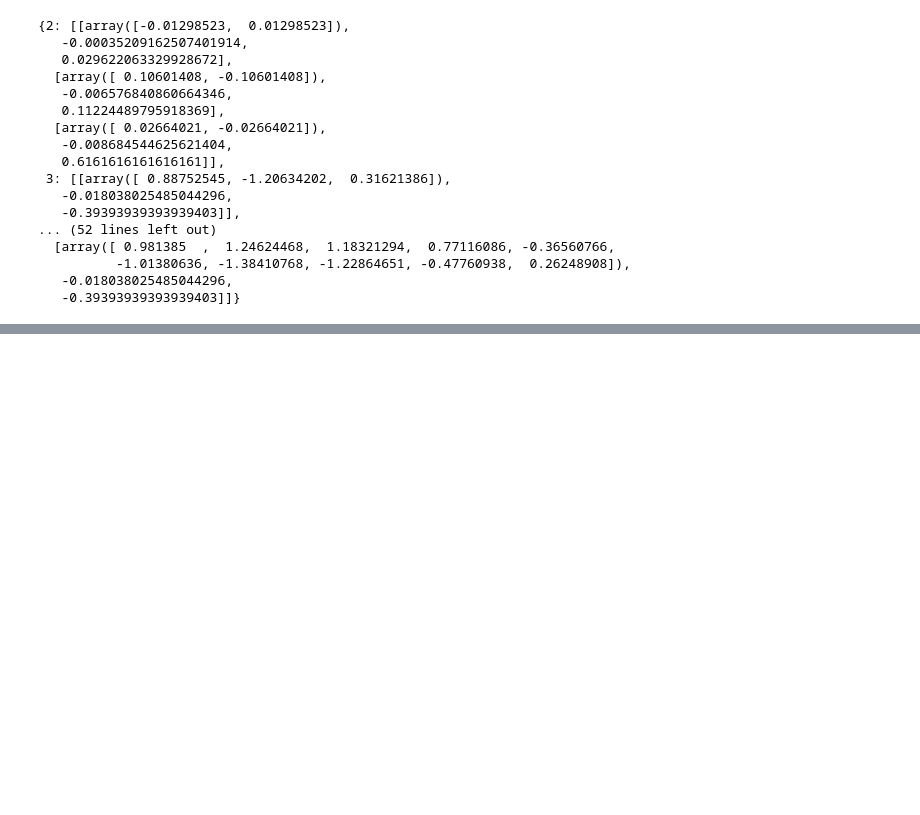
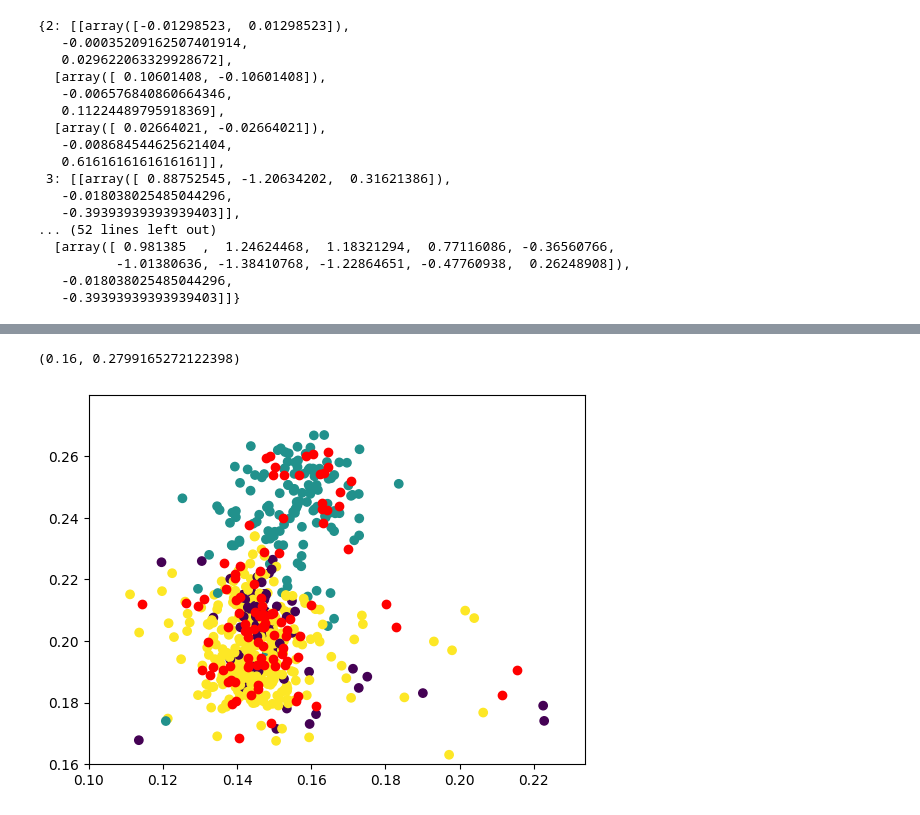
Before and after one commit to g0bel1n/fast_shapelets, a Jupyter notebook: notebooks/draft.ipynb, the cells around one changed output, grey strips where cells are left out. Drawn from its saved outputs; the diff is of its cells as text; code cells hidden in the pictures; blank space fills up the shorter version.

```diff
--- a/notebooks/draft.ipynb
+++ b/notebooks/draft.ipynb
@@ -214,0 +231,8 @@ balanced_accuracy_score(y_test[:100], knn.predict(np.array([dist2shap1_test, dis
+# %%
+plt.scatter(dist2shap1_train, dist2shap2_train, c=y)
+plt.scatter(dist2shap1_test, dist2shap2_test, c='r')
+plt.xlim(0.10)
+plt.ylim(0.16)
+# %% [output]
+(0.16, 0.2799165272122398)
+[figure, added]
```
Also changed, not shown: parts of 10 cells of this notebook, 1 other file.
